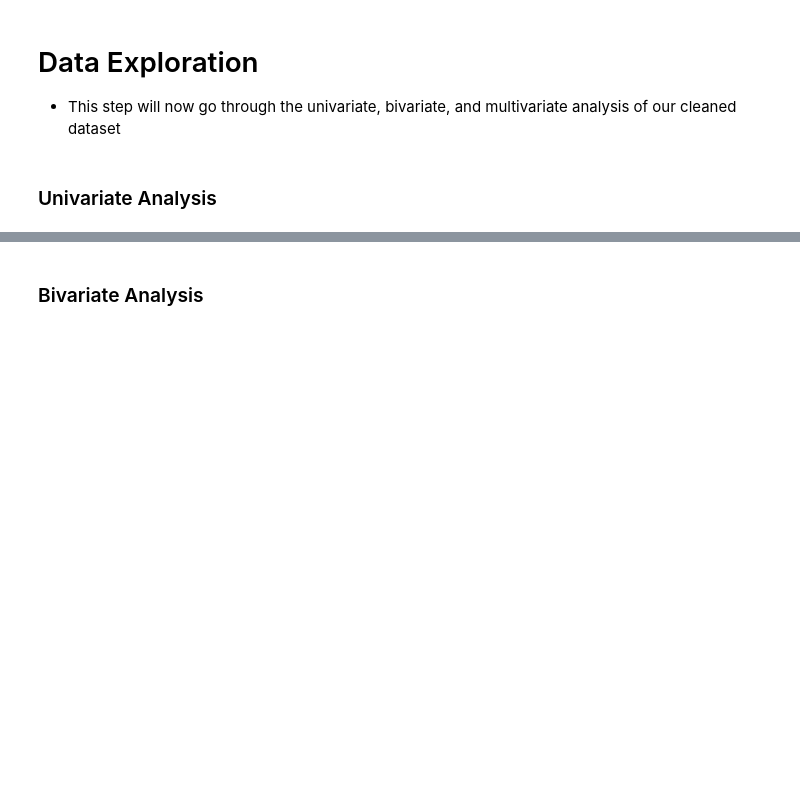
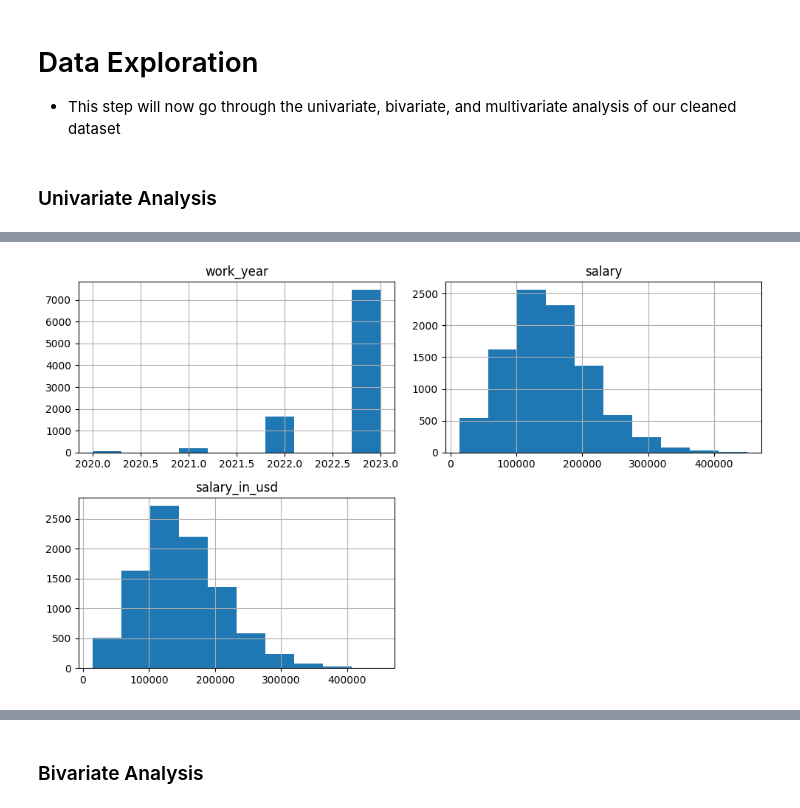
Before and after one commit to theo-picar1/DataSci_CA2_PairProject_2025, a Jupyter notebook: DataAnalysys.ipynb, the cells around one changed output, grey strips where cells are left out. Drawn from its saved outputs; the diff is of its cells as text; code cells hidden in the pictures; blank space fills up the shorter version.

Commit message:
Feat: Add univariate analysis of data

```diff
--- a/DataAnalysys.ipynb
+++ b/DataAnalysys.ipynb
@@ -84,0 +149,9 @@ dtype: int64
+# %%
+# Histogram of numeric columns
+numeric_cols = ['work_year', 'salary', 'salary_in_usd']
+
+data[numeric_cols].hist(figsize=(10,6))
+plt.tight_layout()
+plt.show()
+# %% [output]
+[figure, added]
```
Also changed, not shown: parts of 8 cells of this notebook.
